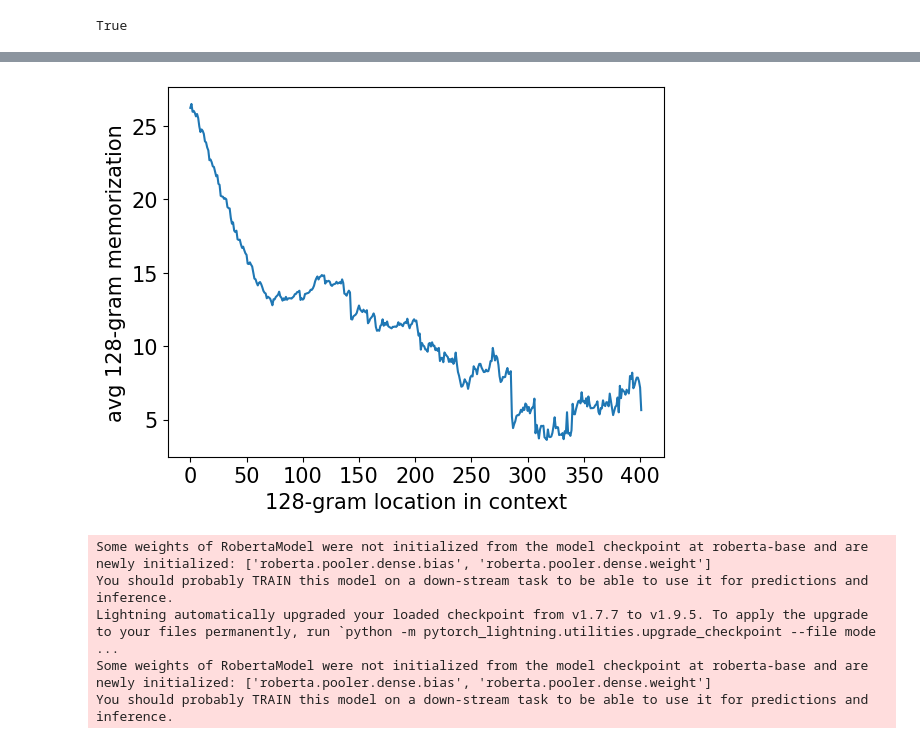
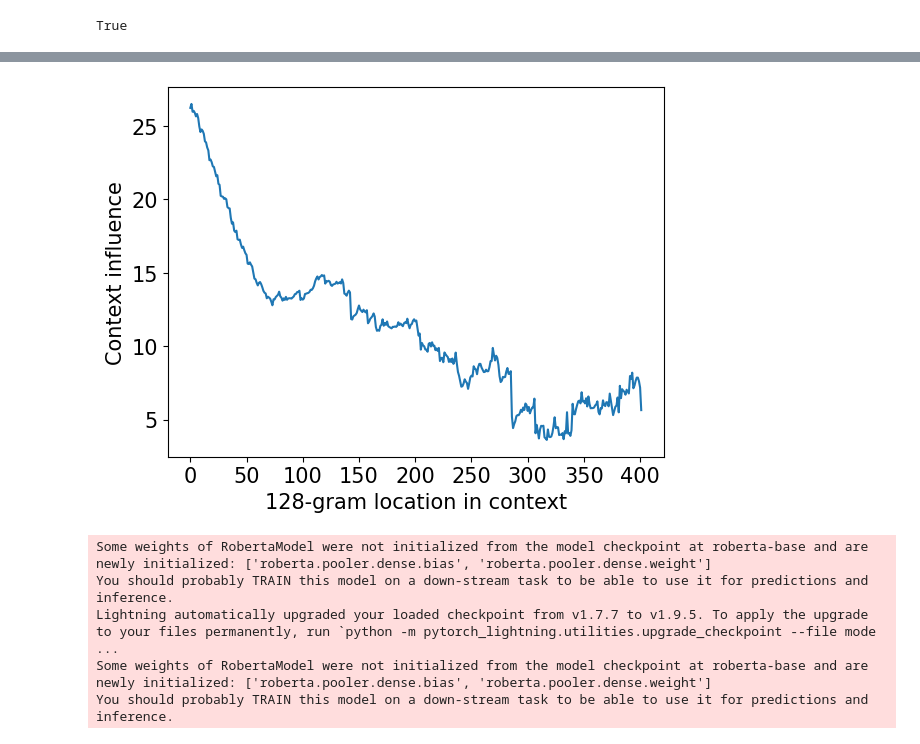
Before and after one commit to james-flemings/context_influence, a Jupyter notebook: experiments.ipynb, the cells around one changed output, grey strips where cells are left out. Saved outputs shown, nothing was run; the diff lists cells and outputs as text; code cells hidden in the pictures.

```diff
--- a/experiments.ipynb
+++ b/experiments.ipynb
@@ -454,11 +444,11 @@ temperature=0.8
 stop_token_ids = [tokenizer.eos_token_id,
                       tokenizer.pad_token_id,
                      ]
-lambds = [1.25, 2.0]
+lambds = [1.0]
 mean_vals = []
 
 batch_size = 32
-n_gram_size = None
+n_gram_size = 128
 temp=0.8
 
 for lambd in lambds:
@@ -494,7 +484,7 @@ for lambd in lambds:
     print(file_name)
 
     test_set = pretokenize(dataset_name, raw_test_set, tokenizer, max_input_length)
-    query_set = test_set.select(range(1000))
+    query_set = test_set.select(range(100))
 
     for data, response in tqdm(zip(query_set, predictions), total=len(query_set)):
         context_unaware_tokenized_input = tokenizer(template_empty_input(data, dataset_name), return_tensors="pt", padding=True)
@@ -535,0 +524,6 @@ N-gram size None         Memorization: 146.67407604283693
+# %%
+mem_vals = np.zeros([len(vals), 500])
+mem_vals[:] = np.nan
+for i, tok_resp in enumerate(vals):
+    avg_ngrams = np.nansum(tok_resp, axis=0)
+    mem_vals[i, :len(avg_ngrams)] = avg_ngrams
@@ -536,17 +543,16 @@ N-gram size None         Memorization: 146.67407604283693
 # %%
 import matplotlib.pyplot as plt
 
-end = 600
-
+end = 500
 mean_vals = np.nanmean(mem_vals, axis=0)
 plt.plot(np.arange(0, end), mean_vals[:end])
 plt.xlabel("128-gram location in context", fontsize=15)
-plt.ylabel(r'avg 128-gram memorization', fontsize=15)
+plt.ylabel(r'Context influence', fontsize=15)
 plt.xticks(fontsize=15)
 plt.yticks(fontsize=15)
 plt.savefig("n_gram_loc_analysis.pdf", bbox_inches="tight")
 # %% [output]
-[figure, old version]
+[figure, new version]
 # %%
 result_dict = evaluator.evaluate(predictions, references, documents)
 # %% [output]
```
Also changed, not shown: parts of 3 cells of this notebook, 3 other files.
